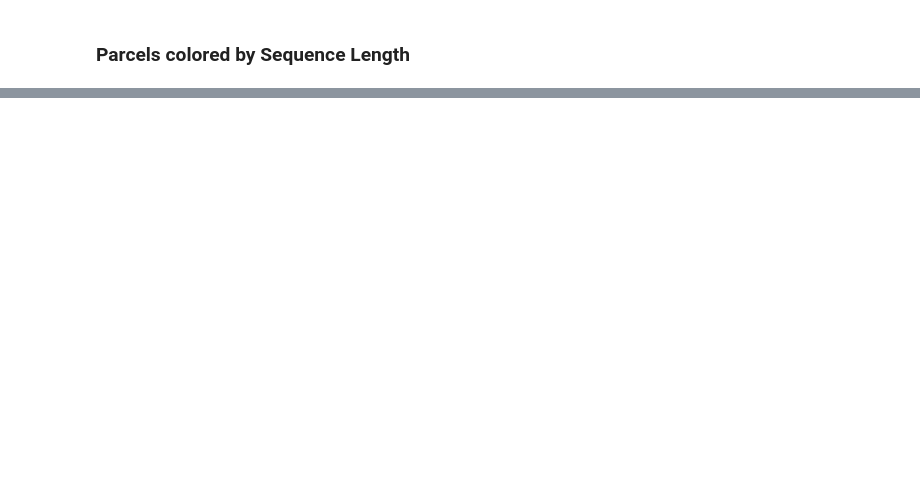
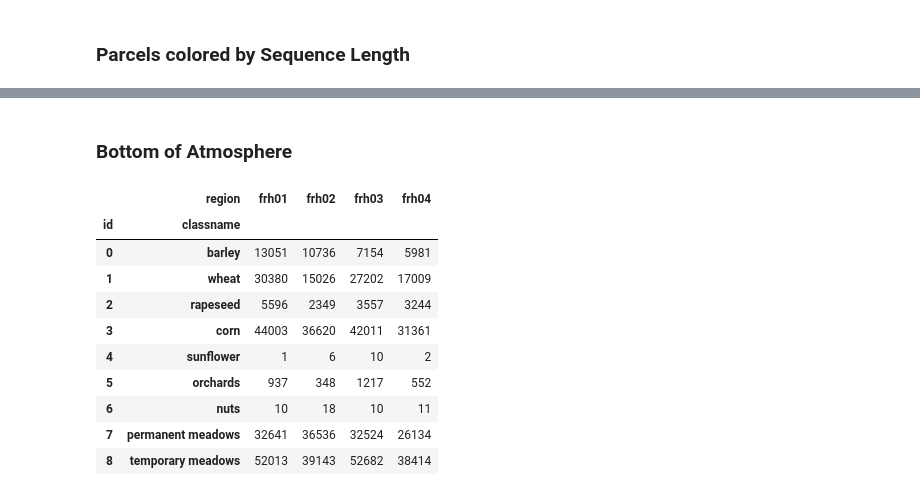
Before and after one commit to dl4sits/BreizhCrops, a Jupyter notebook: notebooks/02_BreizhCrops-Field-Parcels.ipynb, the cells around one changed output, grey strips where cells are left out. Saved outputs shown, nothing was run; the diff lists cells and outputs as text; code cells hidden in the pictures; blank space fills up the shorter version.

```diff
--- a/notebooks/02_BreizhCrops-Field-Parcels.ipynb
+++ b/notebooks/02_BreizhCrops-Field-Parcels.ipynb
@@ -19,3 +19,8 @@ frh01 = BreizhCrops(region="frh01", root=root, load_timeseries=False)
 frh02 = BreizhCrops(region="frh02", root=root, load_timeseries=False)
 frh03 = BreizhCrops(region="frh03", root=root, load_timeseries=False)
 frh04 = BreizhCrops(region="frh04", root=root, load_timeseries=False)
+
+frh01l2a = BreizhCrops(region="frh01", root=root, level="L2A", load_timeseries=False)
+frh02l2a = BreizhCrops(region="frh02", root=root, level="L2A", load_timeseries=False)
+frh03l2a = BreizhCrops(region="frh03", root=root, level="L2A", load_timeseries=False)
+frh04l2a = BreizhCrops(region="frh04", root=root, level="L2A", load_timeseries=False)
@@ -81,0 +173,24 @@ rdf.plot(column="sequencelength",ax=ax, cax=cax, cmap='viridis', legend=True)
+# %% [markdown]
+### Bottom of Atmosphere
+# %%
+rows = list()
+for ds in [frh01l2a,frh02l2a,frh03l2a,frh04l2a]:
+    row = ds.index.groupby(["id","classname"]).count()["CODE_CULTU"].to_dict()
+    row["region"] = ds.region
+    rows.append(row)
+a = pd.DataFrame(rows).set_index("region").T
+a.index = pd.MultiIndex.from_tuples(a.index, names=["id","classname"])
+a.to_csv("/tmp/l2a_counts.csv")
+a
+# %% [output]
+|  | region | frh01 | frh02 | frh03 | frh04 |
+| id | classname |  |  |  |  |
+| 0 | barley | 13051 | 10736 | 7154 | 5981 |
+| 1 | wheat | 30380 | 15026 | 27202 | 17009 |
+| 2 | rapeseed | 5596 | 2349 | 3557 | 3244 |
+| 3 | corn | 44003 | 36620 | 42011 | 31361 |
+| 4 | sunflower | 1 | 6 | 10 | 2 |
+| 5 | orchards | 937 | 348 | 1217 | 552 |
+| 6 | nuts | 10 | 18 | 10 | 11 |
+| 7 | permanent meadows | 32641 | 36536 | 32524 | 26134 |
+| 8 | temporary meadows | 52013 | 39143 | 52682 | 38414 |
```
Also changed, not shown: parts of 15 cells of this notebook, 2 other files.
